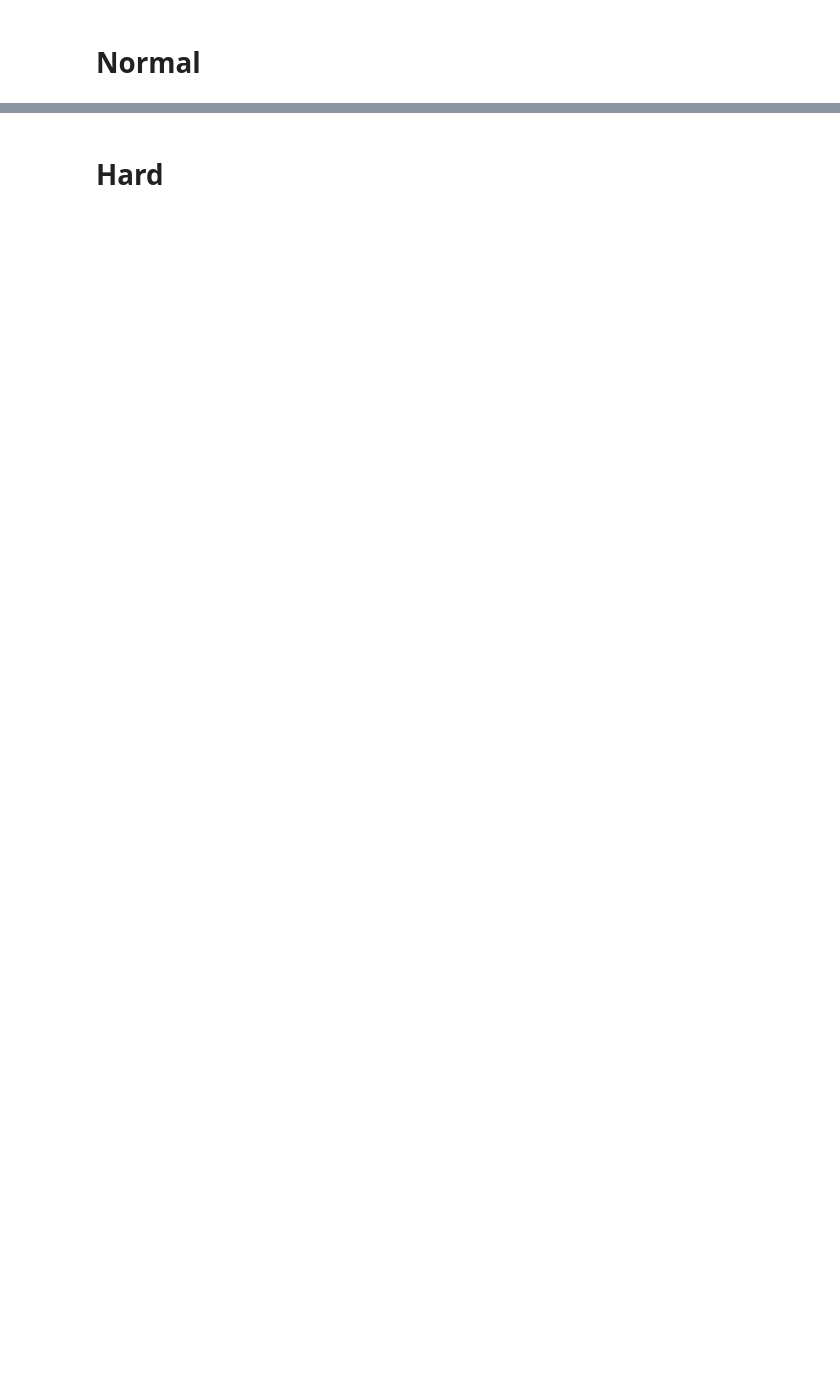
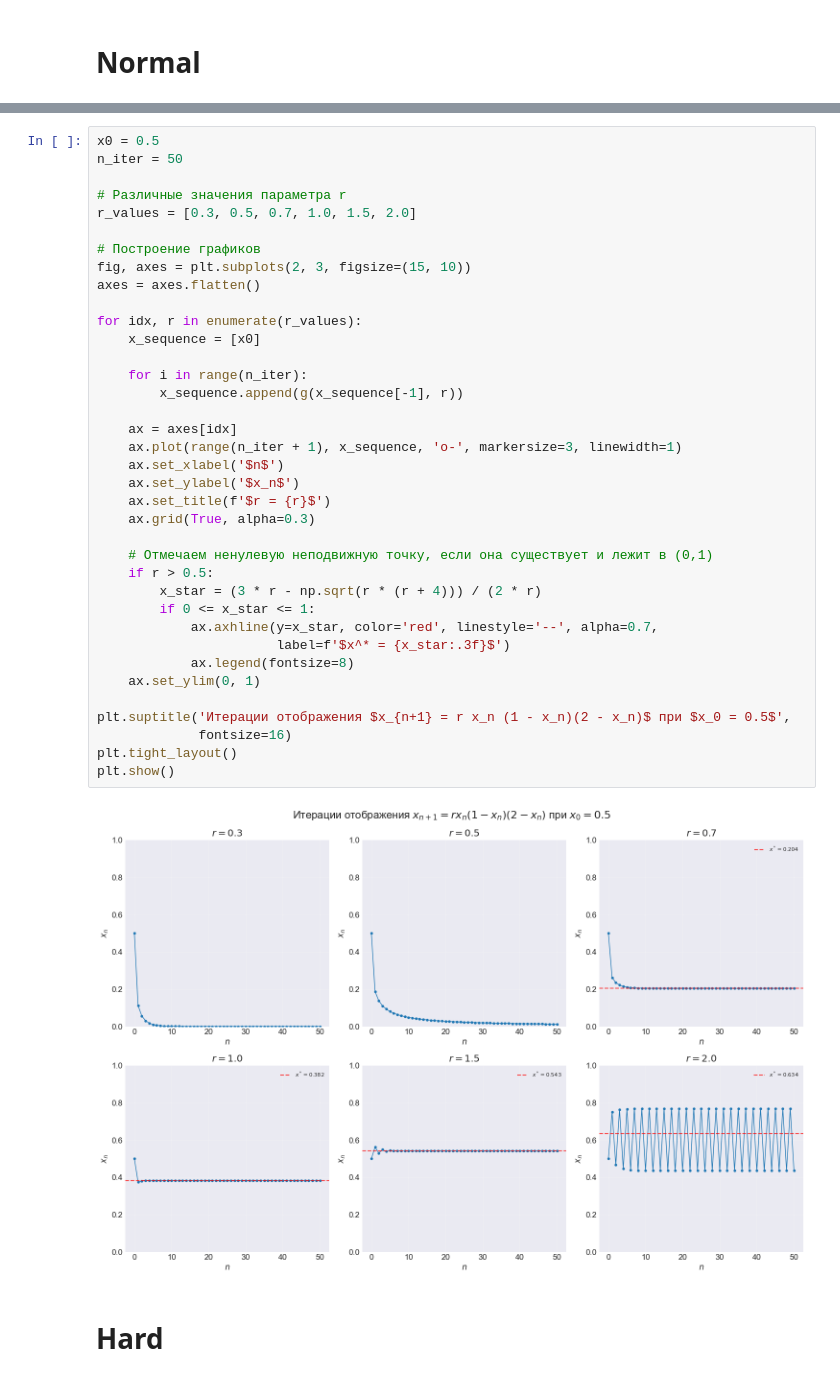
Before and after one commit to Potemeyker/Mathematical_analysis-Lab, a Jupyter notebook: notebook.ipynb, the cells around one changed output, grey strips where cells are left out. Drawn from its saved outputs; the diff is of its cells as text; blank space fills up the shorter version.

```diff
--- a/notebook.ipynb
+++ b/notebook.ipynb
@@ -153,2 +466,41 @@ $$\begin{cases}
+# %%
+x0 = 0.5
+n_iter = 50
+
+# Различные значения параметра r
+r_values = [0.3, 0.5, 0.7, 1.0, 1.5, 2.0]
+
+# Построение графиков
+fig, axes = plt.subplots(2, 3, figsize=(15, 10))
+axes = axes.flatten()
+
+for idx, r in enumerate(r_values):
+    x_sequence = [x0]
+
+    for i in range(n_iter):
+        x_sequence.append(g(x_sequence[-1], r))
+
+    ax = axes[idx]
+    ax.plot(range(n_iter + 1), x_sequence, 'o-', markersize=3, linewidth=1)
+    ax.set_xlabel('$n$')
+    ax.set_ylabel('$x_n$')
+    ax.set_title(f'$r = {r}$')
+    ax.grid(True, alpha=0.3)
+
+    # Отмечаем ненулевую неподвижную точку, если она существует и лежит в (0,1)
+    if r > 0.5:
+        x_star = (3 * r - np.sqrt(r * (r + 4))) / (2 * r)
+        if 0 <= x_star <= 1:
+            ax.axhline(y=x_star, color='red', linestyle='--', alpha=0.7,
+                       label=f'$x^* = {x_star:.3f}$')
+            ax.legend(fontsize=8)
+    ax.set_ylim(0, 1)
+
+plt.suptitle('Итерации отображения $x_{n+1} = r x_n (1 - x_n)(2 - x_n)$ при $x_0 = 0.5$',
+             fontsize=16)
+plt.tight_layout()
+plt.show()
+# %% [output]
+[figure, added]
 # %% [markdown]
 # Hard
```
Also changed, not shown: parts of 34 cells of this notebook.
